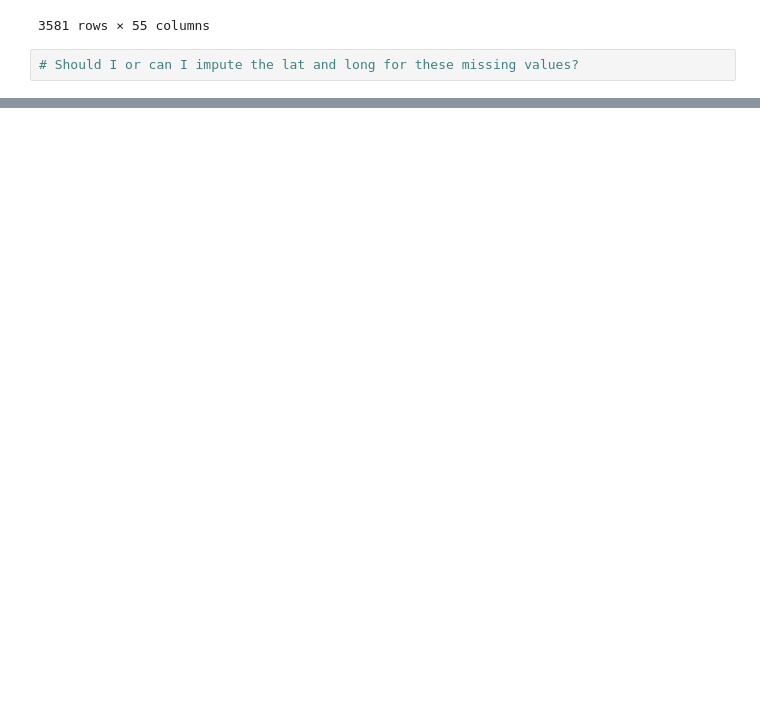
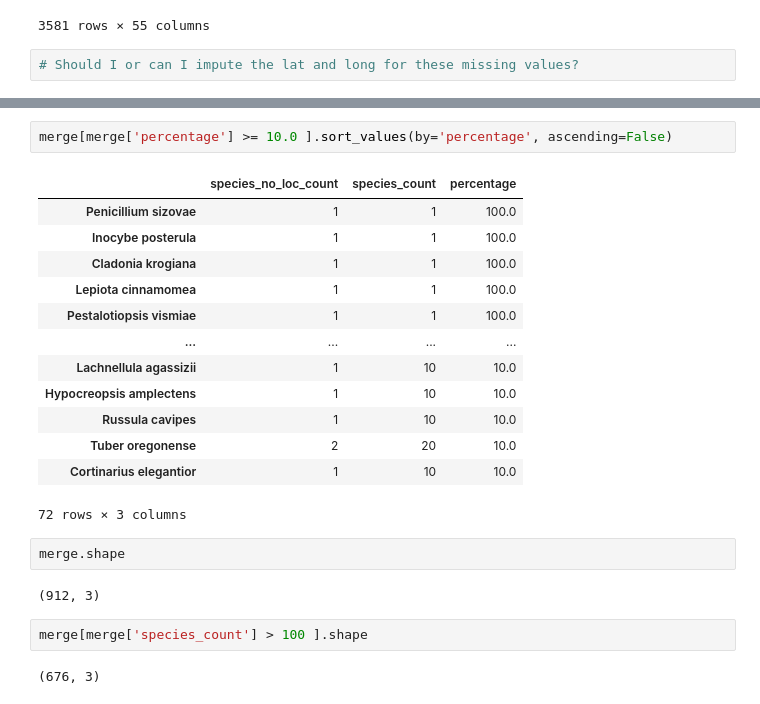
Before and after one commit to charlescoult/fungi, a Jupyter notebook: gbif/gbif_obs_cleaning_2.ipynb, the cells around one changed output, grey strips where cells are left out. Drawn from its saved outputs; the diff is of its cells as text; blank space fills up the shorter version.

```diff
--- a/gbif/gbif_obs_cleaning_2.ipynb
+++ b/gbif/gbif_obs_cleaning_2.ipynb
@@ -266,0 +349,24 @@ obs[ obs['decimalLatitude'].isnull() ]
+# %%
+merge[merge['percentage'] >= 10.0 ].sort_values(by='percentage', ascending=False)
+# %% [output]
+|  | species_no_loc_count | species_count | percentage |
+| Penicillium sizovae | 1 | 1 | 100.0 |
+| Inocybe posterula | 1 | 1 | 100.0 |
+| Cladonia krogiana | 1 | 1 | 100.0 |
+| Lepiota cinnamomea | 1 | 1 | 100.0 |
+| Pestalotiopsis vismiae | 1 | 1 | 100.0 |
+| ... | ... | ... | ... |
+| Lachnellula agassizii | 1 | 10 | 10.0 |
+| Hypocreopsis amplectens | 1 | 10 | 10.0 |
+| Russula cavipes | 1 | 10 | 10.0 |
+| Tuber oregonense | 2 | 20 | 10.0 |
+| Cortinarius elegantior | 1 | 10 | 10.0 |
+72 rows × 3 columns
+# %%
+merge.shape
+# %% [output]
+(912, 3)
+# %%
+merge[merge['species_count'] > 100 ].shape
+# %% [output]
+(676, 3)
```
Also changed, not shown: parts of 15 cells of this notebook, 16 other files.
